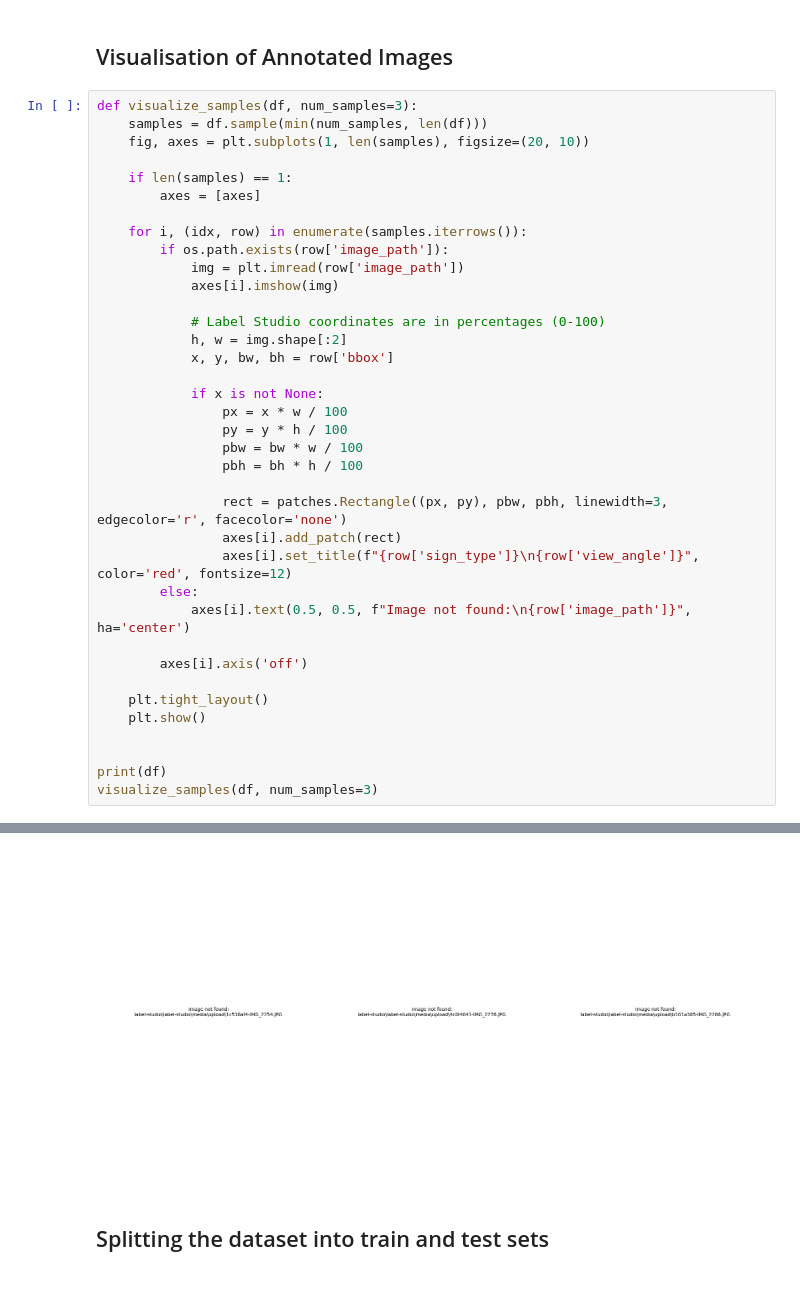
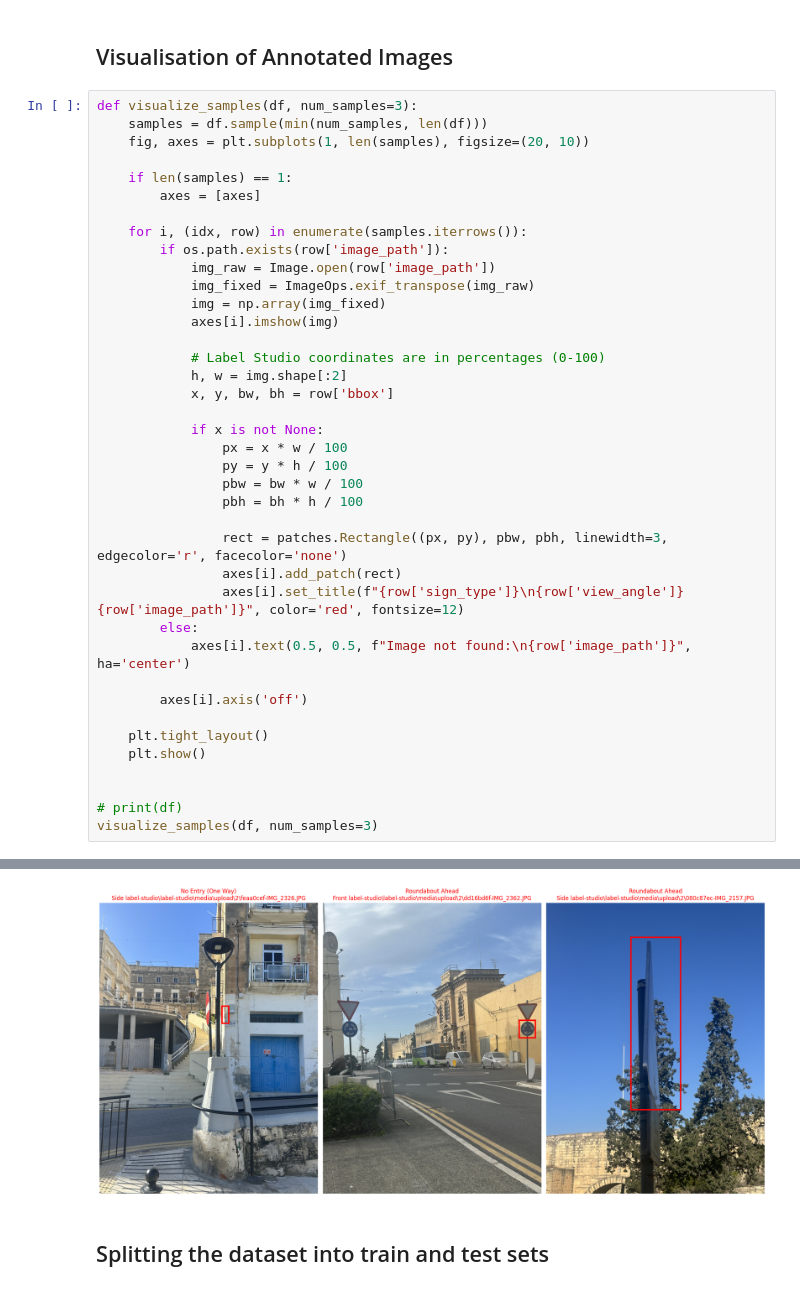
Before and after one commit to liv0ri/Computer-Vision-2, a Jupyter notebook: 1_data_visualisation.ipynb, the cells around one changed output, grey strips where cells are left out. Saved outputs shown, nothing was run; the diff lists cells and outputs as text.

Commit message:
added plotting images

```diff
--- a/1_data_visualisation.ipynb
+++ b/1_data_visualisation.ipynb
@@ -133,7 +118,9 @@ def visualize_samples(df, num_samples=3):
 
     for i, (idx, row) in enumerate(samples.iterrows()):
         if os.path.exists(row['image_path']):
-            img = plt.imread(row['image_path'])
+            img_raw = Image.open(row['image_path'])
+            img_fixed = ImageOps.exif_transpose(img_raw)
+            img = np.array(img_fixed)
             axes[i].imshow(img)
 
             # Label Studio coordinates are in percentages (0-100)
@@ -148,7 +135,7 @@ def visualize_samples(df, num_samples=3):
 
                 rect = patches.Rectangle((px, py), pbw, pbh, linewidth=3, edgecolor='r', facecolor='none')
                 axes[i].add_patch(rect)
-                axes[i].set_title(f"{row['sign_type']}\n{row['view_angle']}", color='red', fontsize=12)
+                axes[i].set_title(f"{row['sign_type']}\n{row['view_angle']} {row['image_path']}", color='red', fontsize=12)
         else:
             axes[i].text(0.5, 0.5, f"Image not found:\n{row['image_path']}", ha='center')
 
@@ -158,6 +145,6 @@ def visualize_samples(df, num_samples=3):
     plt.show()
 
 
-print(df)
+# print(df)
 visualize_samples(df, num_samples=3)
 # %% [output]
@@ -181,4 +151,4 @@ visualize_samples(df, num_samples=3)
-[figure, old version]
+[figure, new version]
 # %% [markdown]
 ## Splitting the dataset into train and test sets
 # %%
```
Also changed, not shown: parts of 2 cells of this notebook.
